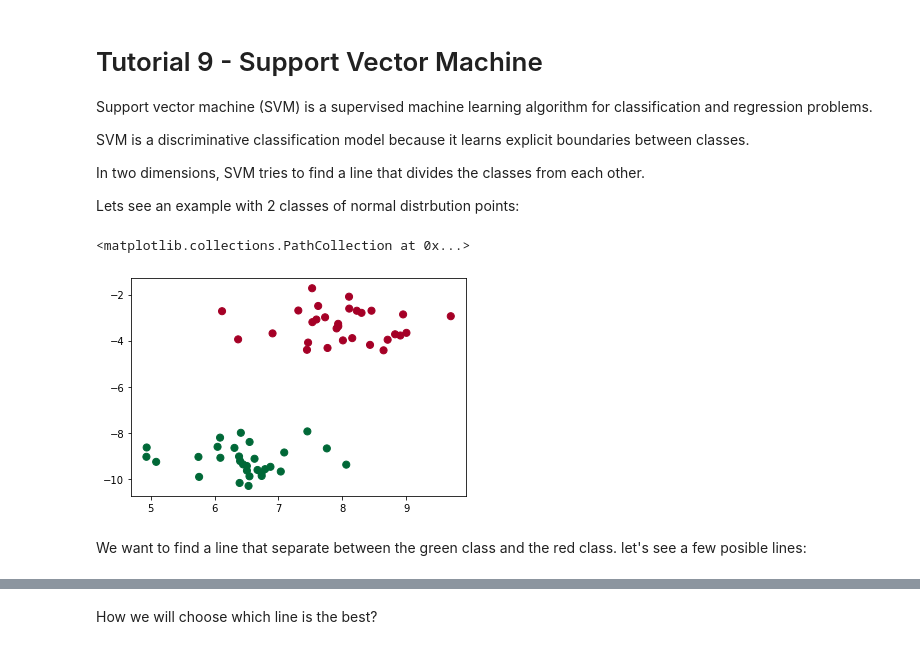
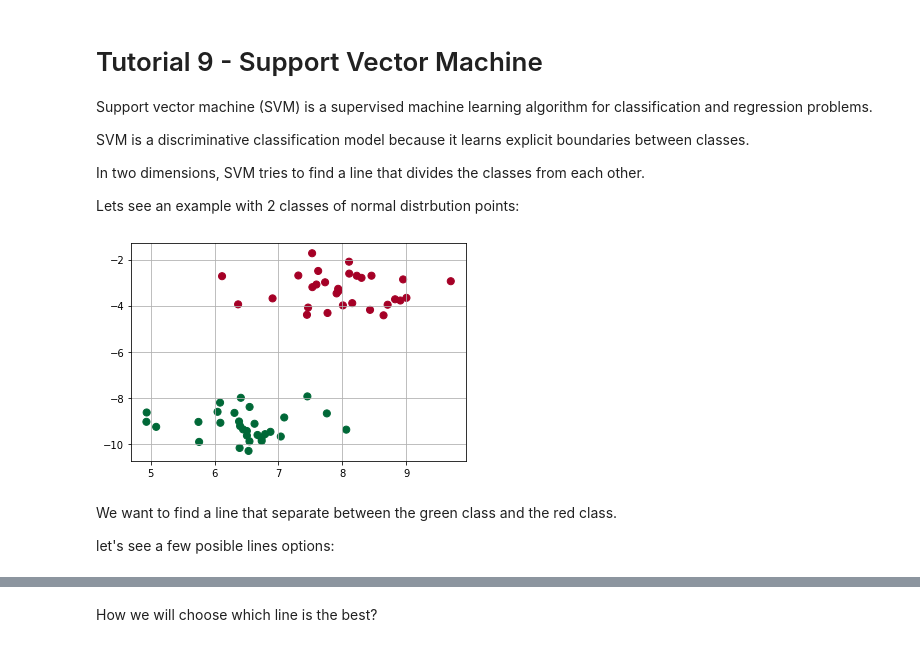
Before and after one commit to eyalhizmi/Machine-learning-methods-for-fMRI-signal-analysis, a Jupyter notebook: tutorials/svm.ipynb, the cells around one changed output, grey strips where cells are left out. Saved outputs shown, nothing was run; the diff lists cells and outputs as text; code cells hidden in the pictures.

```diff
--- a/tutorials/svm.ipynb
+++ b/tutorials/svm.ipynb
@@ -11,15 +11,17 @@ Lets see an example with 2 classes of normal distrbution points:
 # %%
 from sklearn.datasets import make_blobs
 import matplotlib.pyplot as plt
 import numpy as np
 #import seaborn as sns; sns.set()
 %matplotlib inline
 
 X, y = make_blobs(n_samples=60, centers=2, random_state=6 , cluster_std=0.7)
 plt.scatter(X[:, 0], X[:, 1], c=y, s=50, cmap='RdYlGn')
+plt.grid()
 # %% [output]
-<matplotlib.collections.PathCollection at 0x...>
-[figure, old version]
+[figure, new version]
 # %% [markdown]
 We want to find a line that separate between the green class and the red class.
-let's see a few posible lines:
+
+
+let's see a few posible lines options:
```
Also changed, not shown: parts of 6 cells of this notebook.
